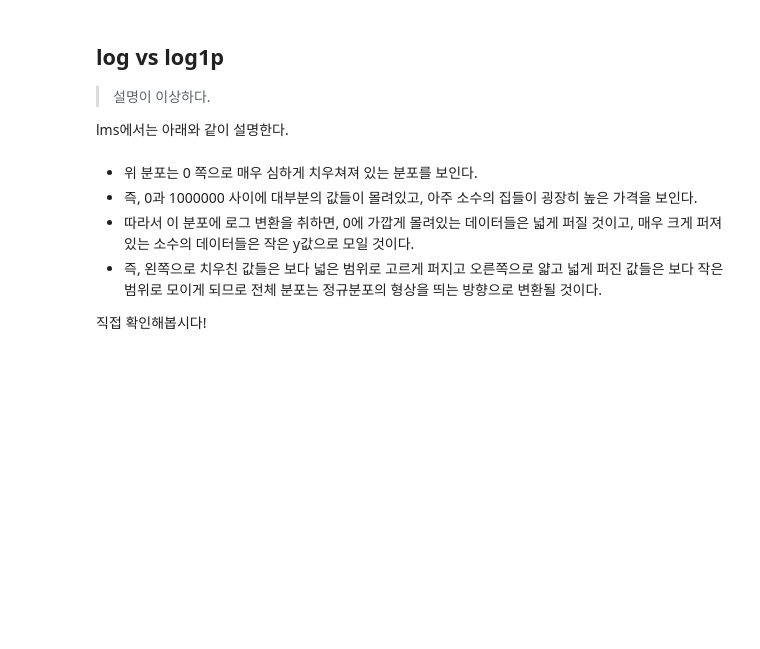
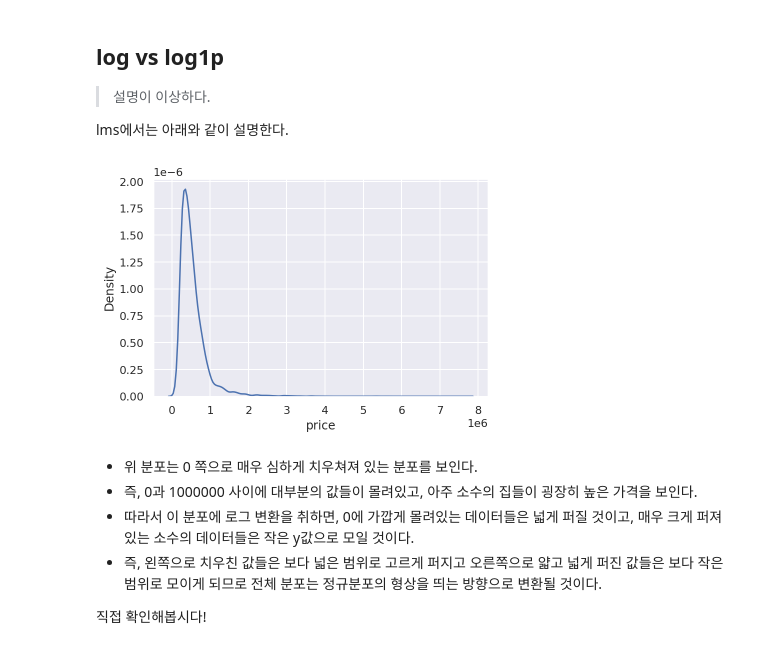
Before and after one commit to scvdx0/ai, a Jupyter notebook: ai/housing_price/0529_Housing_price.ipynb, the cells around one changed output. Saved outputs shown, nothing was run; the diff lists cells and outputs as text; code cells hidden in the pictures; blank space fills up the shorter version.

```diff
--- a/ai/housing_price/0529_Housing_price.ipynb
+++ b/ai/housing_price/0529_Housing_price.ipynb
@@ -167,8 +167,10 @@ for i, col_name in enumerate(skew_columns):
 
 lms에서는 아래와 같이 설명한다.
 # %%
-# sns.kdeplot(y)
-# plt.show()
+sns.kdeplot(y)
+plt.show()
+# %% [output]
+[figure, added]
 # %% [markdown]
 - 위 분포는 0 쪽으로 매우 심하게 치우쳐져 있는 분포를 보인다.
 - 즉, 0과 1000000 사이에 대부분의 값들이 몰려있고, 아주 소수의 집들이 굉장히 높은 가격을 보인다.
```
Also changed, not shown: parts of 38 cells of this notebook.
